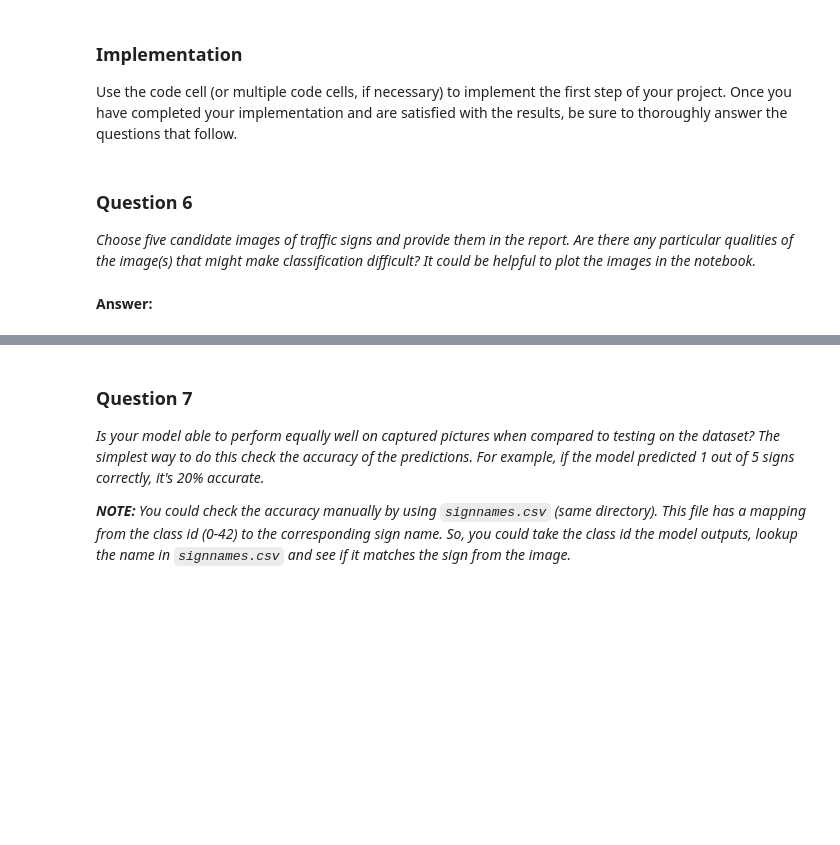
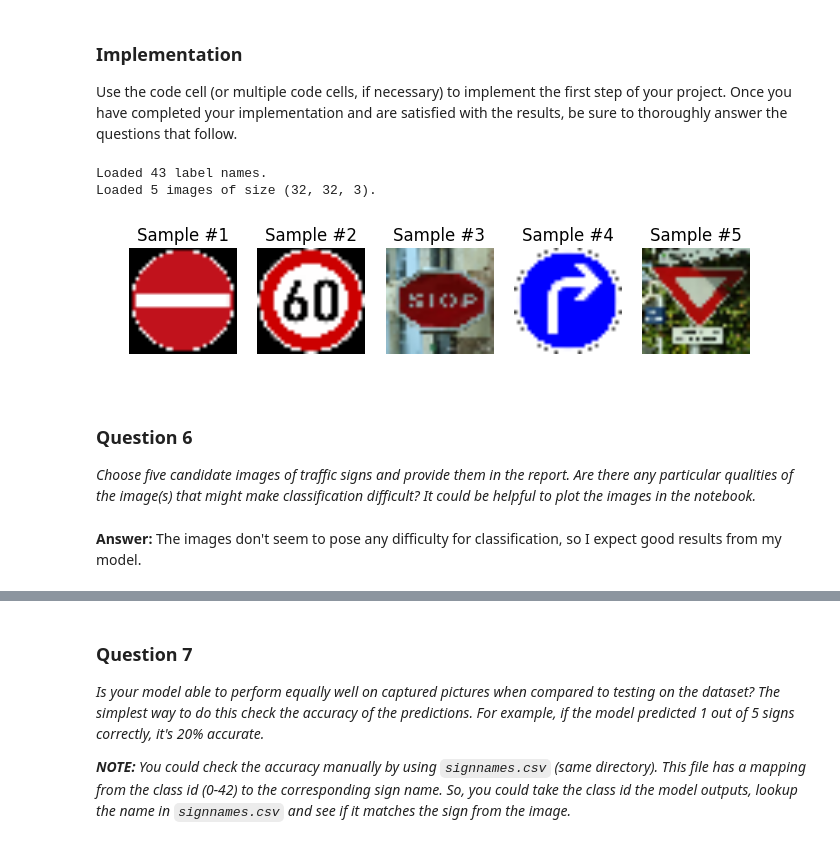
Before and after one commit to ncondo/CarND-Traffic-Sign-Classifier-Project, a Jupyter notebook: Traffic_Sign_Classifier.ipynb, the cells around one changed output, grey strips where cells are left out. Saved outputs shown, nothing was run; the diff lists cells and outputs as text; code cells hidden in the pictures; blank space fills up the shorter version.

Commit message:
Add images for testing external sign images on model

```diff
--- a/Traffic_Sign_Classifier.ipynb
+++ b/Traffic_Sign_Classifier.ipynb
@@ -395,6 +395,27 @@ def evaluate(X_data, y_data):
         accuracy = sess.run(accuracy_operation, feed_dict={x: batch_x, y: batch_y})
         total_accuracy += (accuracy * len(batch_x))
     return total_accuracy / num_examples
+# %%
+### Prepare the saver.
+save_file = 'lenet'
+
+# Prepare the saver with the variables to save
+saver = tf.train.Saver([w_1,
+                        b_1,
+                        w_2,
+                        b_2,
+                        w_fc1,
+                        b_fc1,
+                        w_fc2,
+                        b_fc2,
+                        w_fc3,
+                        b_fc3])
+
+# Save placeholders & operations
+tf.add_to_collection('x', x)
+tf.add_to_collection('y', y)
+tf.add_to_collection('logits', logits)
+tf.add_to_collection('accuracy_operation', accuracy_operation)
 # %%
 # Train the Model
 with tf.Session() as sess:
@@ -474,0 +533,25 @@ Use the code cell (or multiple code cells, if necessary) to implement the first
+# %%
+# Load the label names
+class_dict = get_class_id_name_pairs('signnames.csv')
+
+# Load the new scaled images
+images = load_and_scale_images("new-images")
+
+# Assign the classes to new images
+image_classes = np.array([14, 13, 17, 3, 33])
+
+# Number of images
+num_images = images.shape[0]
+
+# Image Shape
+image_shape = images.shape[1:]
+
+print("Loaded {0} label names.".format(len(class_dict)))
+print("Loaded {0} images of size {1}.".format(num_images, image_shape))
+print()
+
+display_new_images(images)
+# %% [output]
+Loaded 43 label names.
+Loaded 5 images of size (32, 32, 3).
+[figure, added]
@@ -476,5 +561,3 @@ Use the code cell (or multiple code cells, if necessary) to implement the first
 ### Question 6
 
 _Choose five candidate images of traffic signs and provide them in the report. Are there any particular qualities of the image(s) that might make classification difficult? It could be helpful to plot the images in the notebook._
-# %% [markdown]
-**Answer:**
@@ -483,0 +564,2 @@ _Choose five candidate images of traffic signs and provide them in the report. A
+# %% [markdown]
+**Answer:** The images don't seem to pose any difficulty for classification, so I expect good results from my model.
```
Also changed, not shown: parts of 8 cells of this notebook, 5 other files.
